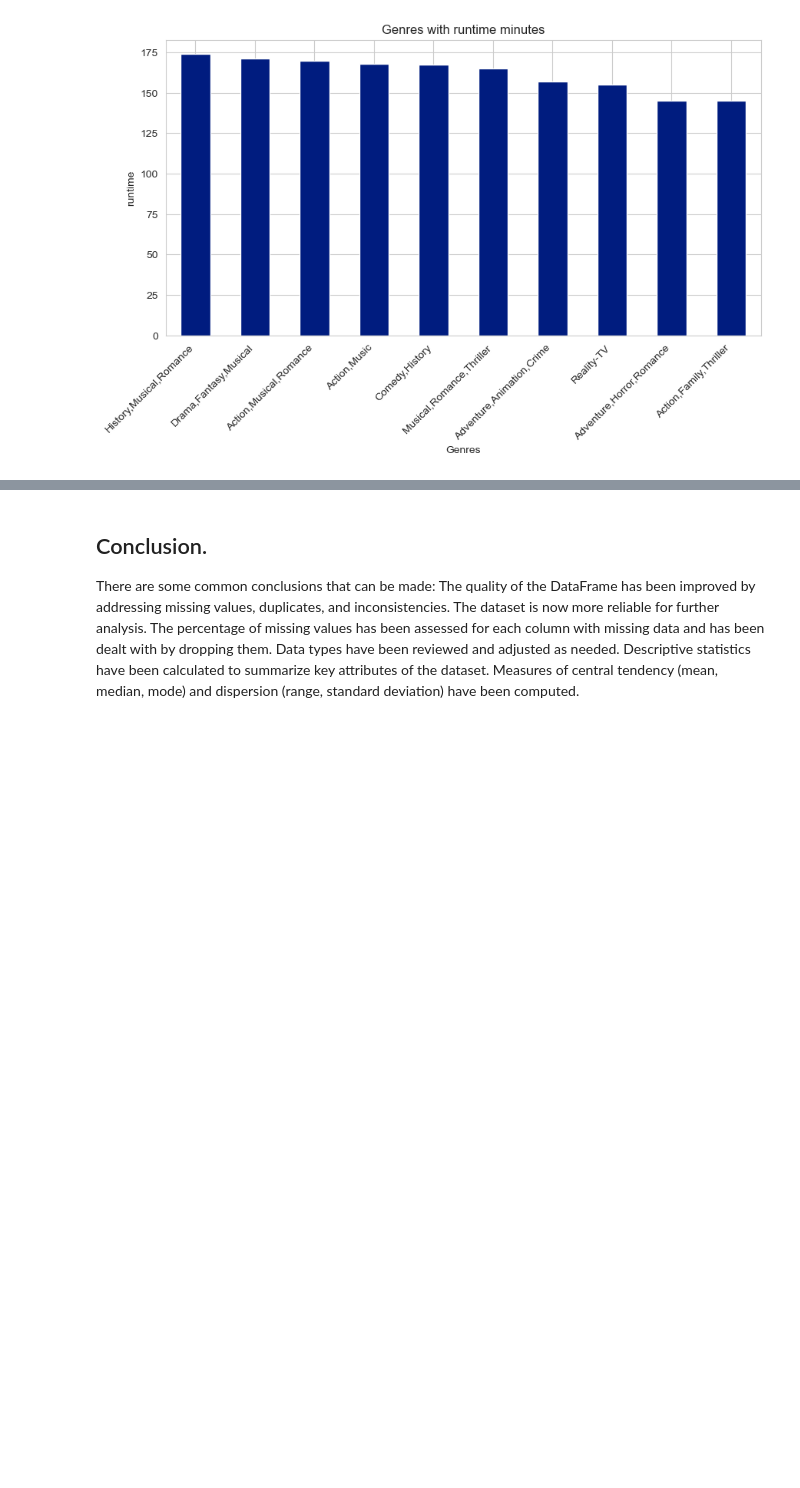
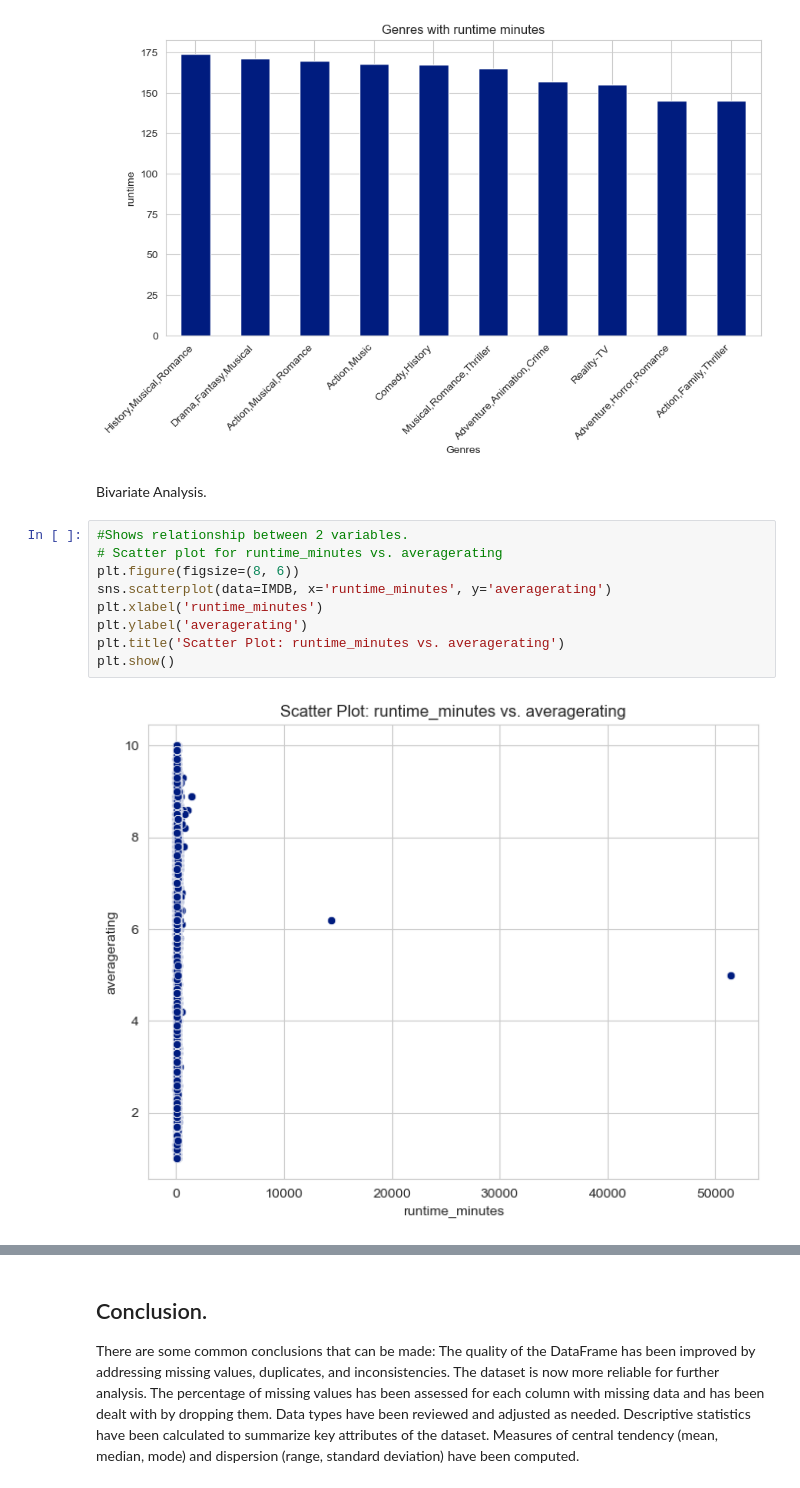
Before and after one commit to celiajoyomiah/dsc-phase-1-project-v2-4, a Jupyter notebook: student.ipynb, the cells around one changed output, grey strips where cells are left out. Saved outputs shown, nothing was run; the diff lists cells and outputs as text; blank space fills up the shorter version.

```diff
--- a/student.ipynb
+++ b/student.ipynb
@@ -581,3 +639,16 @@ plt.xticks(rotation=45, ha='right')
 plt.show()
 # %% [output]
 [figure]
+# %% [markdown]
+Bivariate Analysis.
+# %%
+#Shows relationship between 2 variables.
+# Scatter plot for runtime_minutes vs. averagerating
+plt.figure(figsize=(8, 6))
+sns.scatterplot(data=IMDB, x='runtime_minutes', y='averagerating')
+plt.xlabel('runtime_minutes')
+plt.ylabel('averagerating')
+plt.title('Scatter Plot: runtime_minutes vs. averagerating')
+plt.show()
+# %% [output]
+[figure, added]
```
Also changed, not shown: parts of 24 cells of this notebook.
